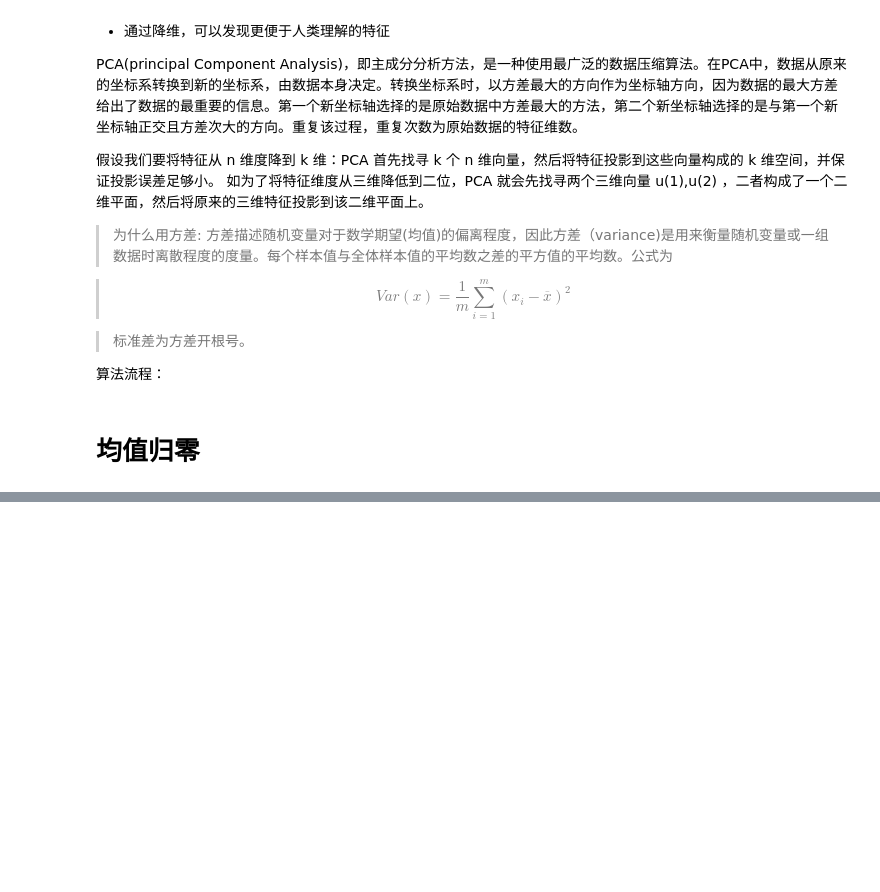
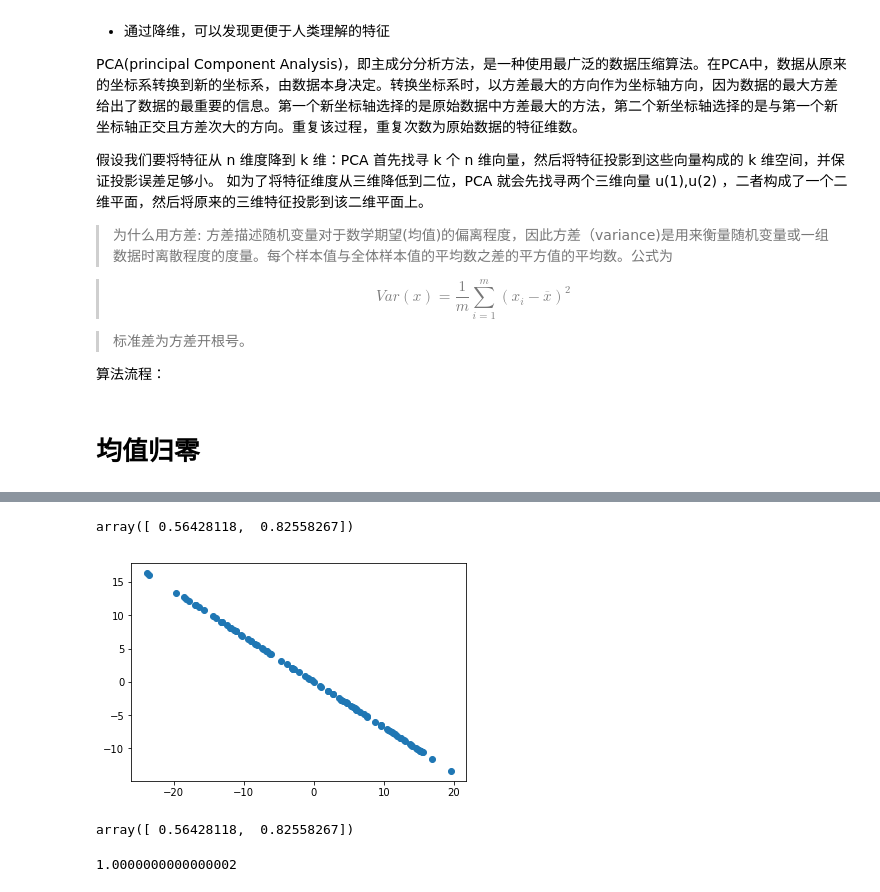
Before and after one commit to lybenson/ML, a Jupyter notebook: pca/pca.ipynb, the cells around one changed output, grey strips where cells are left out. Drawn from its saved outputs; the diff is of its cells as text; code cells hidden in the pictures; blank space fills up the shorter version.

```diff
--- a/pca/pca.ipynb
+++ b/pca/pca.ipynb
@@ -130,0 +198,54 @@ $
+# %%
+# 对目标函数求导
+def df(w, X):
+    return X.T.dot(X.dot(w)) * 2. / len(X)
+
+def f(w, X):
+    return np.sum((X.dot(w)**2)) / len(X)
+
+def direction(w):
+    return w / np.linalg.norm(w)
+# %%
+# 梯度上升求第一主成分
+def first_component(X, initial_w, eta, n_iters = 1e4, epsilon=1e-8):
+    w = direction(initial_w)
+    cur_iter = 0
+    while cur_iter < n_iters:
+        gradient = df(w, X)
+        last_w = w
+        w = w + eta * gradient
+        w = direction(initial_w)
+        if(abs(f(w, X) - f(last_w, X)) < epsilon):
+            break
+
+        cur_iter += 1
+
+    return w
+# %%
+X = X_demean
+initial_w = np.random.random(X.shape[1])
+eta = 0.01
+w = first_component(X, initial_w, eta)
+w
+# %% [output]
+array([ 0.56428118,  0.82558267])
+# %%
+X2 = np.empty(X.shape)
+for i in range(len(X)):
+    # X[i].dot(w) 将X[i]映射到w方向上的模
+    # X[i].dot(w) * w 结果X[i]向量
+    X2[i] = X[i] - X[i].dot(w) * w
+# %%
+plt.scatter(X2[:,0], X2[:,1])
+plt.show()
+# %% [output]
+[figure, added]
+# %%
+w2 = first_component(X2, initial_w, eta)
+w2
+# %% [output]
+array([ 0.56428118,  0.82558267])
+# %%
+w.dot(w2)
+# %% [output]
+1.0000000000000002
```
Also changed, not shown: parts of 17 cells of this notebook, 2 other files.
